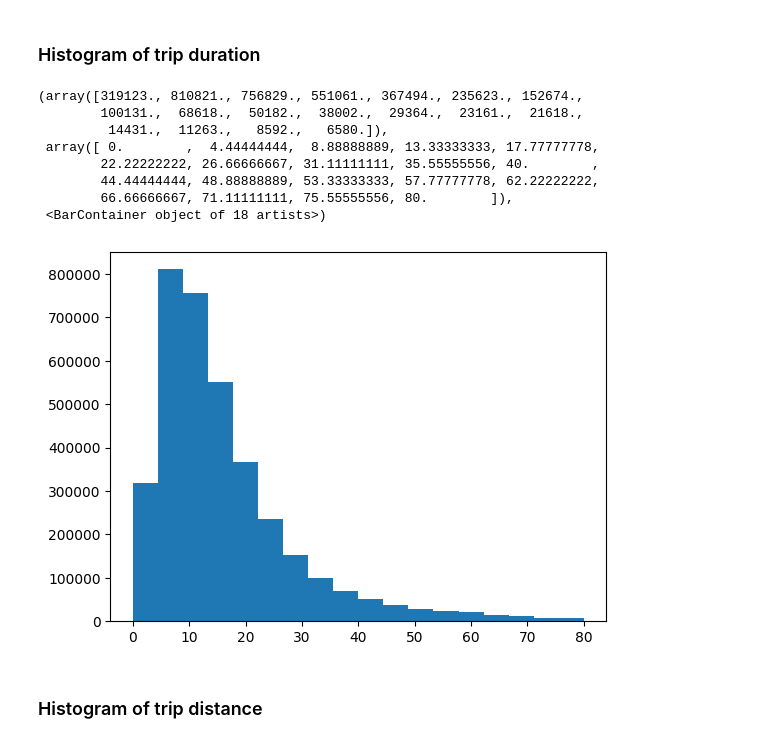
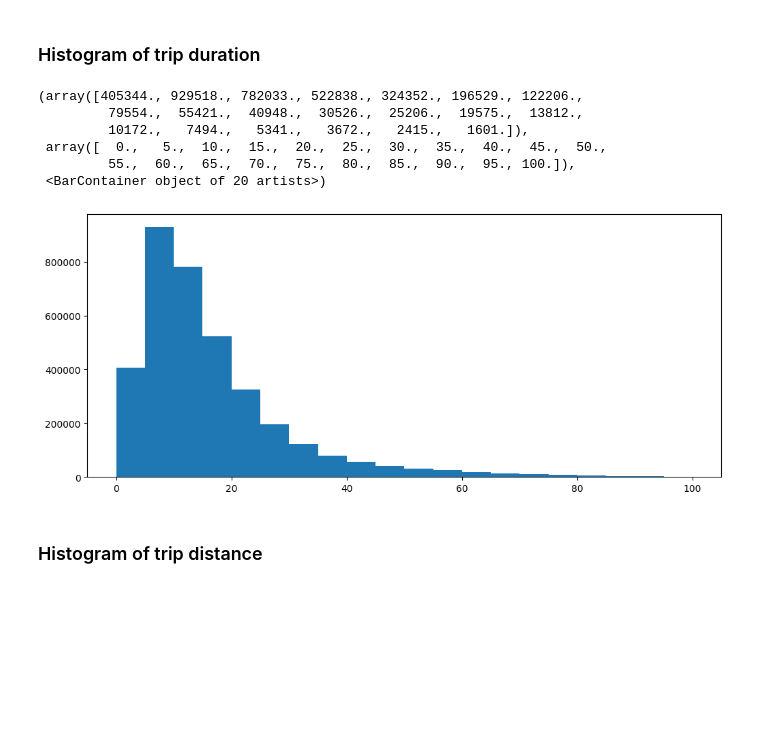
Before and after one commit to xtianhb/nyc_taxi_ml, a Jupyter notebook: eda/eda.ipynb, the cells around one changed output. Drawn from its saved outputs; the diff is of its cells as text; code cells hidden in the pictures; blank space fills up the shorter version.

```diff
--- a/eda/eda.ipynb
+++ b/eda/eda.ipynb
@@ -169,17 +169,16 @@ for p in [0.9, 0.95, 0.99, 0.995]:
 # %% [markdown]
 ### Histogram of trip duration
 # %%
-plt.hist(dataset["trip_duration"], bins=18, range=(0,80))
+plt.figure(figsize=(12,5))
+plt.hist(dataset["trip_duration"], bins=20, range=(0,100))
 # %% [output]
-(array([319123., 810821., 756829., 551061., 367494., 235623., 152674.,
-        100131.,  68618.,  50182.,  38002.,  29364.,  23161.,  21618.,
-         14431.,  11263.,   8592.,   6580.]),
- array([ 0.        ,  4.44444444,  8.88888889, 13.33333333, 17.77777778,
-        22.22222222, 26.66666667, 31.11111111, 35.55555556, 40.        ,
-        44.44444444, 48.88888889, 53.33333333, 57.77777778, 62.22222222,
-        66.66666667, 71.11111111, 75.55555556, 80.        ]),
- <BarContainer object of 18 artists>)
+(array([405344., 929518., 782033., 522838., 324352., 196529., 122206.,
+         79554.,  55421.,  40948.,  30526.,  25206.,  19575.,  13812.,
+         10172.,   7494.,   5341.,   3672.,   2415.,   1601.]),
+ array([  0.,   5.,  10.,  15.,  20.,  25.,  30.,  35.,  40.,  45.,  50.,
+         55.,  60.,  65.,  70.,  75.,  80.,  85.,  90.,  95., 100.]),
+ <BarContainer object of 20 artists>)
-[figure, old version]
+[figure, new version]
 # %% [markdown]
 ### Histogram of trip distance
 # %%
```
Also changed, not shown: parts of 8 cells of this notebook, 4 other files.
